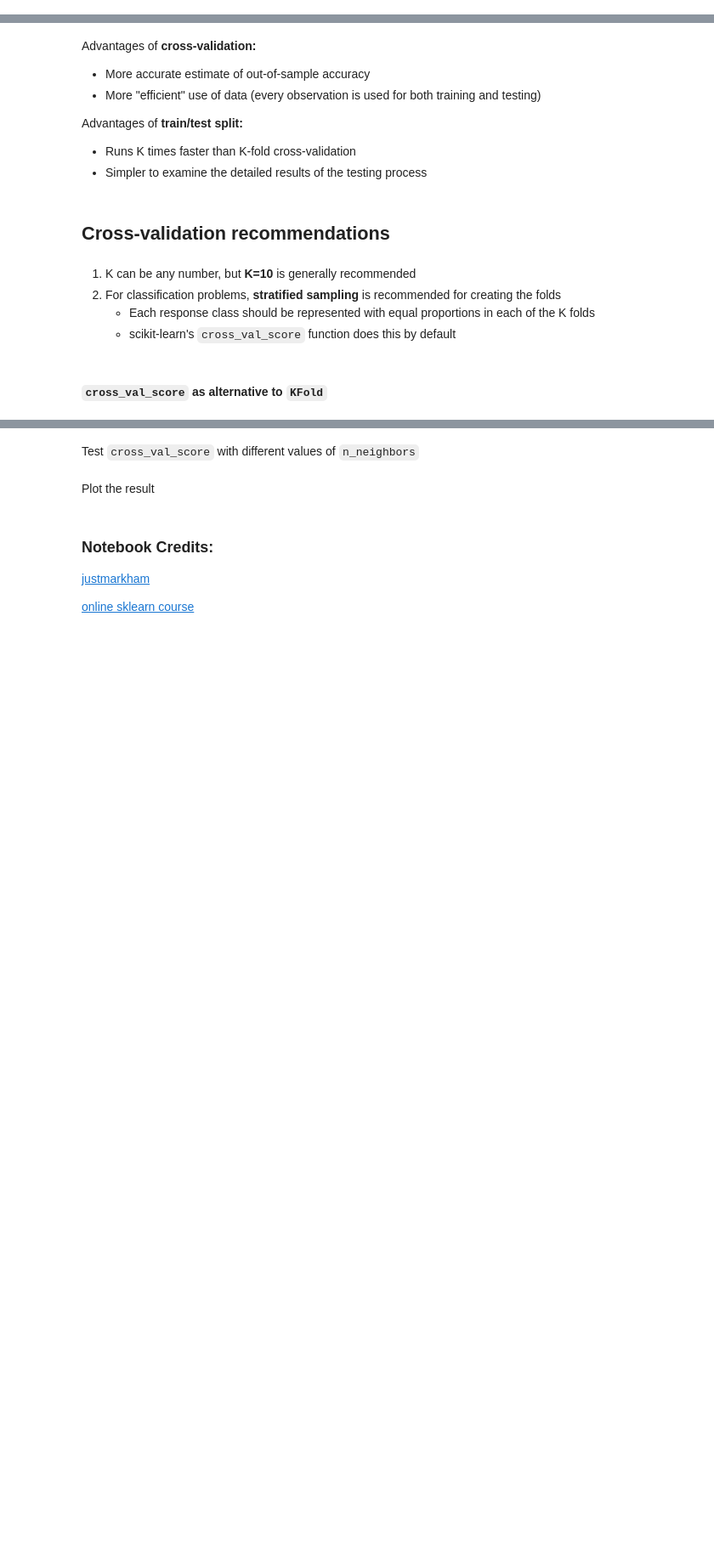
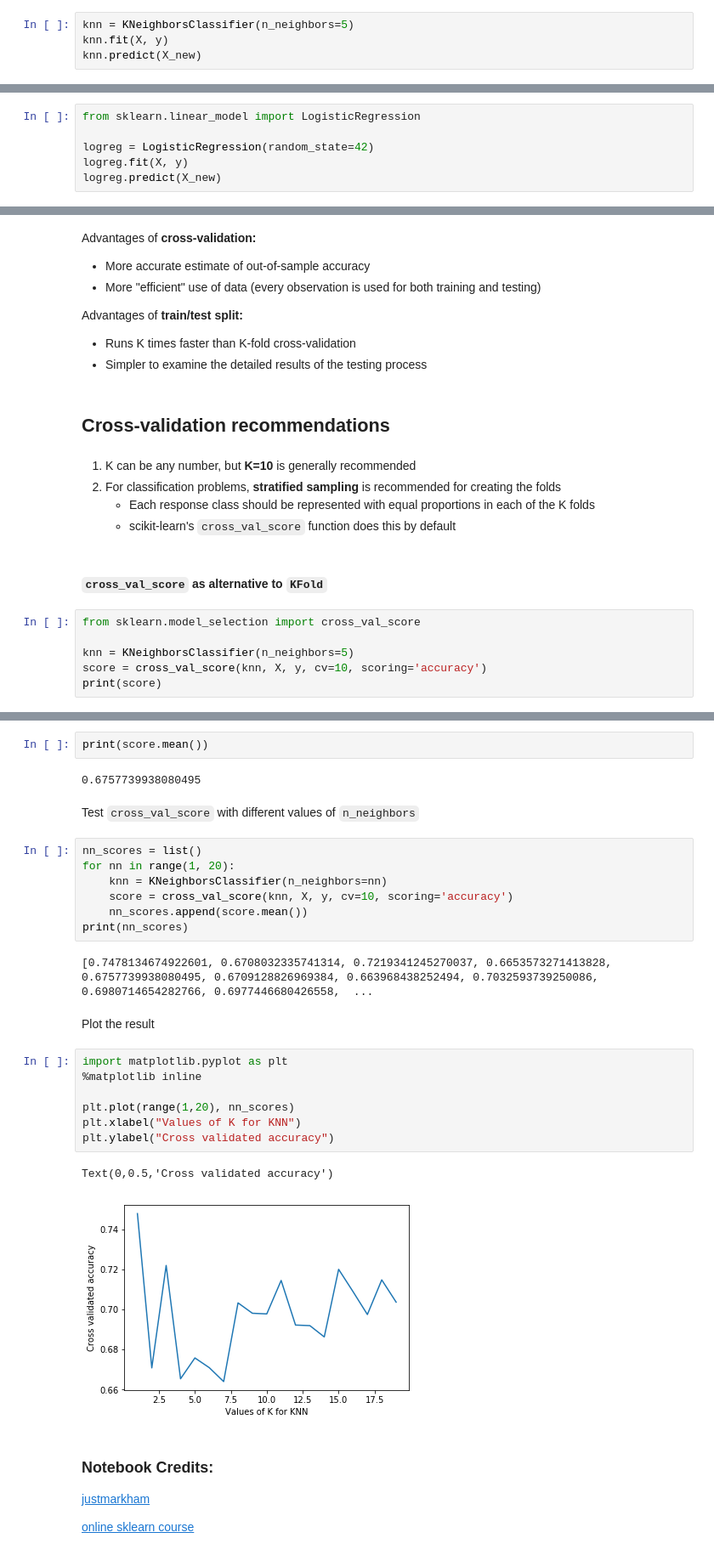
Before and after one commit to jimmy-sonny/mile09072018, a Jupyter notebook: Lecture_SK_00.ipynb, the cells around one changed output, grey strips where cells are left out. Shown: that part at 85% size. Drawn from its saved outputs; the diff is of its cells as text; blank space fills up the shorter version.

```diff
--- a/Lecture_SK_00.ipynb
+++ b/Lecture_SK_00.ipynb
@@ -116,3 +163,7 @@ Predict
 #### Using a different value for K
 
 use `n_neighbors` equals to 5
+# %%
+knn = KNeighborsClassifier(n_neighbors=5)
+knn.fit(X, y)
+knn.predict(X_new)
@@ -119,2 +172,8 @@ use `n_neighbors` equals to 5
 # %% [markdown]
 #### Instantiate another classifier, e.g. LogisticRegression
+# %%
+from sklearn.linear_model import LogisticRegression
+
+logreg = LogisticRegression(random_state=42)
+logreg.fit(X, y)
+logreg.predict(X_new)
@@ -203,3 +325,9 @@ Advantages of **train/test split:**
     - scikit-learn's `cross_val_score` function does this by default
 # %% [markdown]
 #### `cross_val_score` as alternative to `KFold`
+# %%
+from sklearn.model_selection import cross_val_score
+
+knn = KNeighborsClassifier(n_neighbors=5)
+score = cross_val_score(knn, X, y, cv=10, scoring='accuracy')
+print(score)
@@ -206,7 +337,30 @@ Advantages of **train/test split:**
+# %%
+print(score.mean())
+# %% [output]
+0.6757739938080495
 # %% [markdown]
 Test `cross_val_score` with different values of `n_neighbors`
+# %%
+nn_scores = list()
+for nn in range(1, 20):
+    knn = KNeighborsClassifier(n_neighbors=nn)
+    score = cross_val_score(knn, X, y, cv=10, scoring='accuracy')
+    nn_scores.append(score.mean())
+print(nn_scores)
+# %% [output]
+[0.7478134674922601, 0.6708032335741314, 0.7219341245270037, 0.6653573271413828, 0.6757739938080495, 0.6709128826969384, 0.663968438252494, 0.7032593739250086, 0.6980714654282766, 0.6977446680426558,  ...
 # %% [markdown]
 Plot the result
+# %%
+import matplotlib.pyplot as plt
+%matplotlib inline
+
+plt.plot(range(1,20), nn_scores)
+plt.xlabel("Values of K for KNN")
+plt.ylabel("Cross validated accuracy")
+# %% [output]
+Text(0,0.5,'Cross validated accuracy')
+[figure, added]
 # %% [markdown]
 ###  Notebook Credits:
 
```
Also changed, not shown: parts of 24 cells of this notebook, 3 other files.
